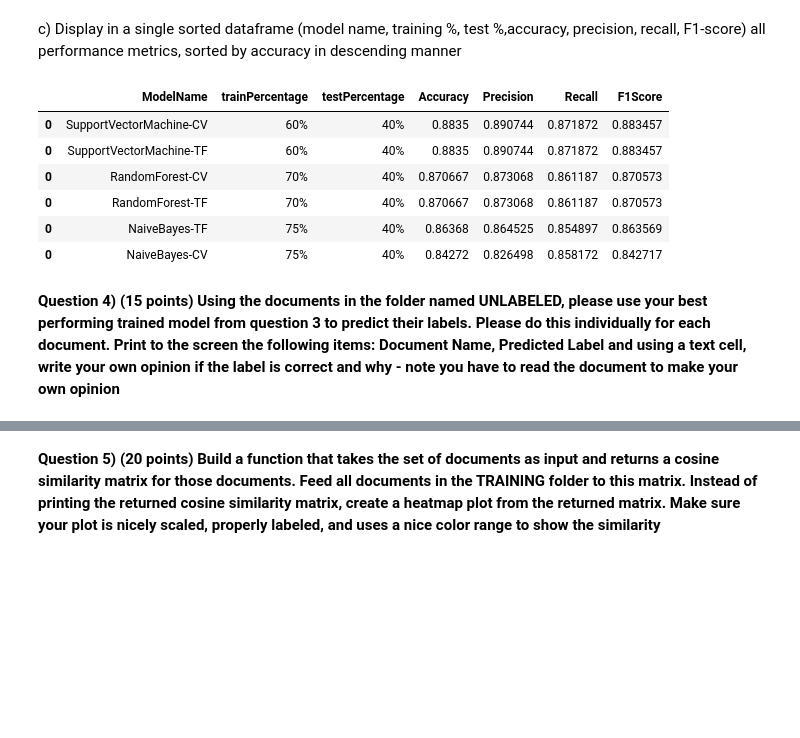
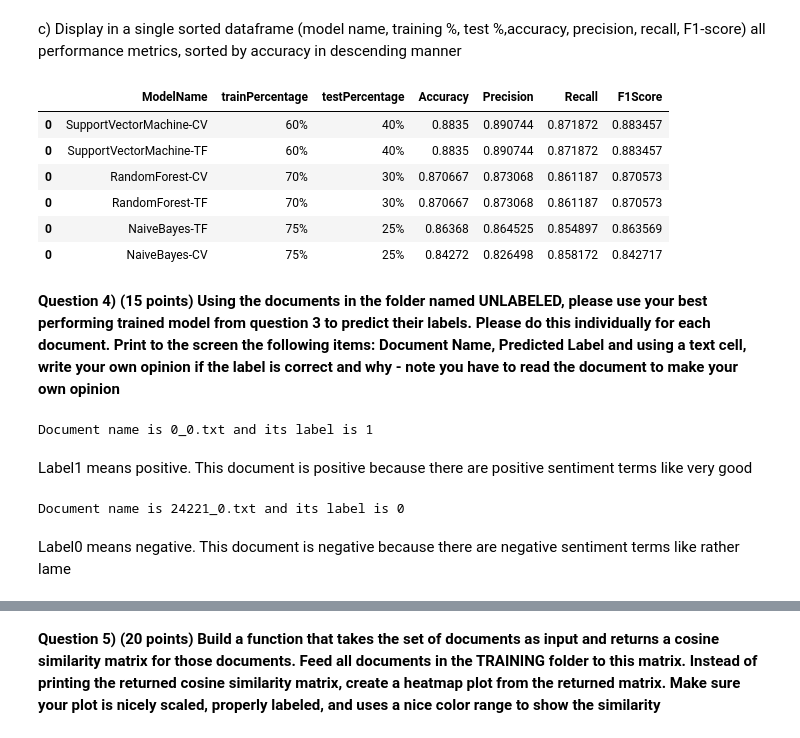
Before and after one commit to csrajath/CSC_8980_NLP, a Jupyter notebook: csc_8980_NLP_exam1.ipynb, the cells around one changed output, grey strips where cells are left out. Drawn from its saved outputs; the diff is of its cells as text; code cells hidden in the pictures; blank space fills up the shorter version.

Commit message:
writing review predict output

```diff
--- a/csc_8980_NLP_exam1.ipynb
+++ b/csc_8980_NLP_exam1.ipynb
@@ -224,22 +224,40 @@ b) Why is it important not to mix up the testing sets between different models?
 # %% [markdown]
 c) Display in a single sorted dataframe (model name, training %, test %,accuracy, precision, recall, F1-score) all performance metrics, sorted by accuracy in descending manner
 # %%
-df1 = pd.DataFrame([ma_name_cv, ma_name_train_per, mc_name_test_per, ma_cv_acc, ma_cv_pre, ma_cv_re, ma_cv_f1]).transpose()
-df2 = pd.DataFrame([ma_name_tf, ma_name_train_per, mc_name_test_per, ma_tf_acc, ma_tf_pre, ma_tf_re, ma_tf_f1]).transpose()
-df3 = pd.DataFrame([mb_name_cv, mb_name_train_per, mc_name_test_per, mb_cv_acc, mb_cv_pre, mb_cv_re, mb_cv_f1]).transpose()
-df4 = pd.DataFrame([mb_name_tf, mb_name_train_per, mc_name_test_per, mb_tf_acc, mb_tf_pre, mb_tf_re, mb_tf_f1]).transpose()
+df1 = pd.DataFrame([ma_name_cv, ma_name_train_per, ma_name_test_per, ma_cv_acc, ma_cv_pre, ma_cv_re, ma_cv_f1]).transpose()
+df2 = pd.DataFrame([ma_name_tf, ma_name_train_per, ma_name_test_per, ma_tf_acc, ma_tf_pre, ma_tf_re, ma_tf_f1]).transpose()
+df3 = pd.DataFrame([mb_name_cv, mb_name_train_per, mb_name_test_per, mb_cv_acc, mb_cv_pre, mb_cv_re, mb_cv_f1]).transpose()
+df4 = pd.DataFrame([mb_name_tf, mb_name_train_per, mb_name_test_per, mb_tf_acc, mb_tf_pre, mb_tf_re, mb_tf_f1]).transpose()
 df5 = pd.DataFrame([mc_name_cv, mc_name_train_per, mc_name_test_per, mc_cv_acc, mc_cv_pre, mc_cv_re, mc_cv_f1]).transpose()
 df6 = pd.DataFrame([mc_name_tf, mc_name_train_per, mc_name_test_per, mc_tf_acc, mc_tf_pre, mc_tf_re,mc_tf_f1]).transpose()
 df = df1.append([df2,df3,df4,df5,df6])
 df.columns = ['ModelName', 'trainPercentage', 'testPercentage','Accuracy', 'Precision', 'Recall', 'F1Score']
 df.sort_values('Accuracy', ascending=False)
 # %% [output]
 |  | ModelName | trainPercentage | testPercentage | Accuracy | Precision | Recall | F1Score |
 | 0 | SupportVectorMachine-CV | 60% | 40% | 0.8835 | 0.890744 | 0.871872 | 0.883457 |
 | 0 | SupportVectorMachine-TF | 60% | 40% | 0.8835 | 0.890744 | 0.871872 | 0.883457 |
-| 0 | RandomForest-CV | 70% | 40% | 0.870667 | 0.873068 | 0.861187 | 0.870573 |
-| 0 | RandomForest-TF | 70% | 40% | 0.870667 | 0.873068 | 0.861187 | 0.870573 |
-| 0 | NaiveBayes-TF | 75% | 40% | 0.86368 | 0.864525 | 0.854897 | 0.863569 |
-| 0 | NaiveBayes-CV | 75% | 40% | 0.84272 | 0.826498 | 0.858172 | 0.842717 |
+| 0 | RandomForest-CV | 70% | 30% | 0.870667 | 0.873068 | 0.861187 | 0.870573 |
+| 0 | RandomForest-TF | 70% | 30% | 0.870667 | 0.873068 | 0.861187 | 0.870573 |
+| 0 | NaiveBayes-TF | 75% | 25% | 0.86368 | 0.864525 | 0.854897 | 0.863569 |
+| 0 | NaiveBayes-CV | 75% | 25% | 0.84272 | 0.826498 | 0.858172 | 0.842717 |
 # %% [markdown]
 **Question 4) (15 points) Using the documents in the folder named UNLABELED, please use your best performing trained model from question 3 to predict their labels. Please do this individually for each document. Print to the screen the following items: Document Name, Predicted Label and using a text cell, write your own opinion if the label is correct and why - note you have to read the document to make your own opinion**
+# %%
+ul_file_path = '/content/exam1_dataset/UNLABELED/0_0.txt'
+ul_file01 = open(ul_file_path,'r').read()
+pred = mct.predict([ul_file01])
+print('Document name is {} and its label is {}'.format(os.path.basename(ul_file_path), pred[0]))
+# %% [output]
+Document name is 0_0.txt and its label is 1
+# %% [markdown]
+Label1 means positive. This document is positive because there are positive sentiment terms like very good
+# %%
+ul_file_path = '/content/exam1_dataset/UNLABELED/24221_0.txt'
+ul_file01 = open(ul_file_path,'r').read()
+pred = mct.predict([ul_file01])
+print('Document name is {} and its label is {}'.format(os.path.basename(ul_file_path), pred[0]))
+# %% [output]
+Document name is 24221_0.txt and its label is 0
+# %% [markdown]
+Label0 means negative. This document is negative because there are negative sentiment terms like rather lame
```
Also changed, not shown: parts of 12 cells of this notebook.
